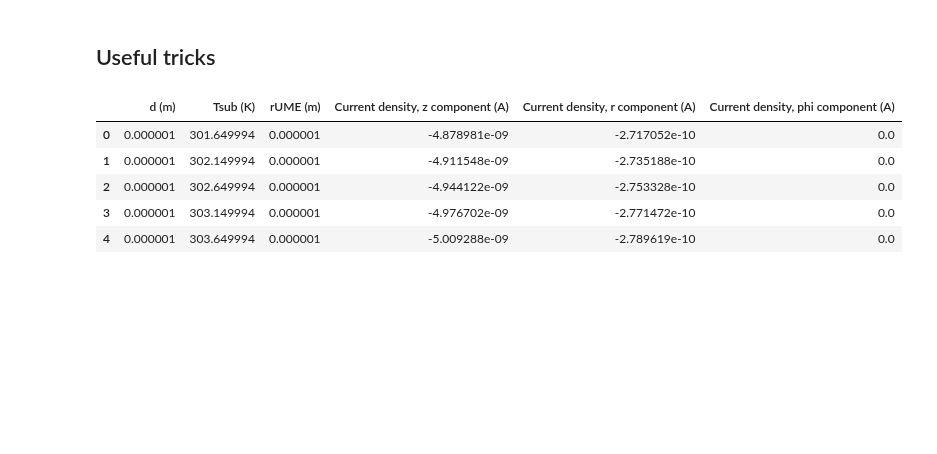
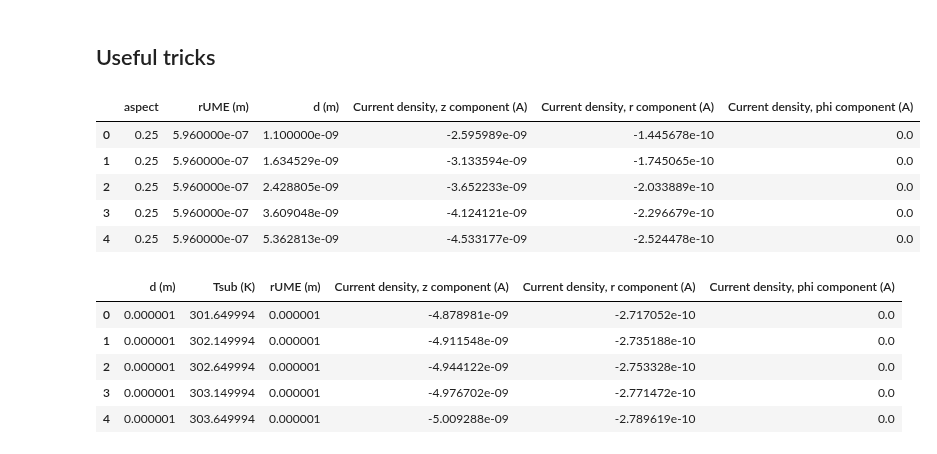
Before and after one commit to martinholub/sicm, a Jupyter notebook: notebooks/comsol.ipynb, the cells around one changed output. Drawn from its saved outputs; the diff is of its cells as text; code cells hidden in the pictures; blank space fills up the shorter version.

```diff
--- a/notebooks/comsol.ipynb
+++ b/notebooks/comsol.ipynb
@@ -49,5 +50,18 @@ Saved figure to S:\UsersData\Martin\projects\thermometry\comsol\study3\results\_
 # %% [markdown]
 ## Useful  tricks
+# %%
+## Swapping first two columns
+columns = cm.comsol.data.columns.tolist()
+columns.insert(1, columns.pop(0))
+cm.comsol.data = cm.comsol.data.reindex(columns = columns)
+cm.comsol.data.head()
+# %% [output]
+|  | aspect | rUME (m) | d (m) | Current density, z component (A) | Current density, r component (A) | Current density, phi component (A) |
+| 0 | 0.25 | 5.960000e-07 | 1.100000e-09 | -2.595989e-09 | -1.445678e-10 | 0.0 |
+| 1 | 0.25 | 5.960000e-07 | 1.634529e-09 | -3.133594e-09 | -1.745065e-10 | 0.0 |
+| 2 | 0.25 | 5.960000e-07 | 2.428805e-09 | -3.652233e-09 | -2.033889e-10 | 0.0 |
+| 3 | 0.25 | 5.960000e-07 | 3.609048e-09 | -4.124121e-09 | -2.296679e-10 | 0.0 |
+| 4 | 0.25 | 5.960000e-07 | 5.362813e-09 | -4.533177e-09 | -2.524478e-10 | 0.0 |
 # %%
 ## Inserting a dummy column
 # cm.comsol.data.insert(2, "Tsub (K)", np.asarray([298.15+3.6]*cm.comsol.data.shape[0]))
```
Also changed, not shown: parts of 2 cells of this notebook, 8 other files.
